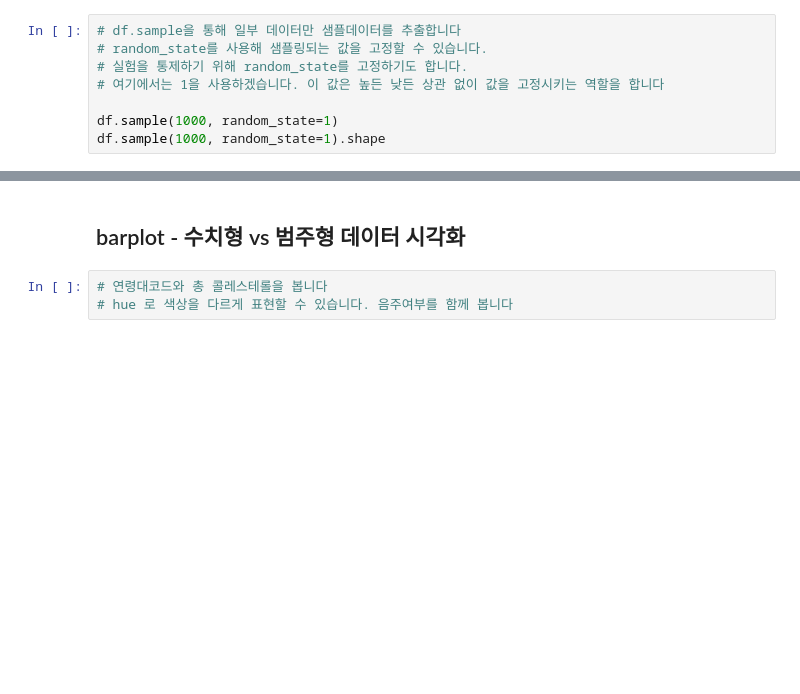
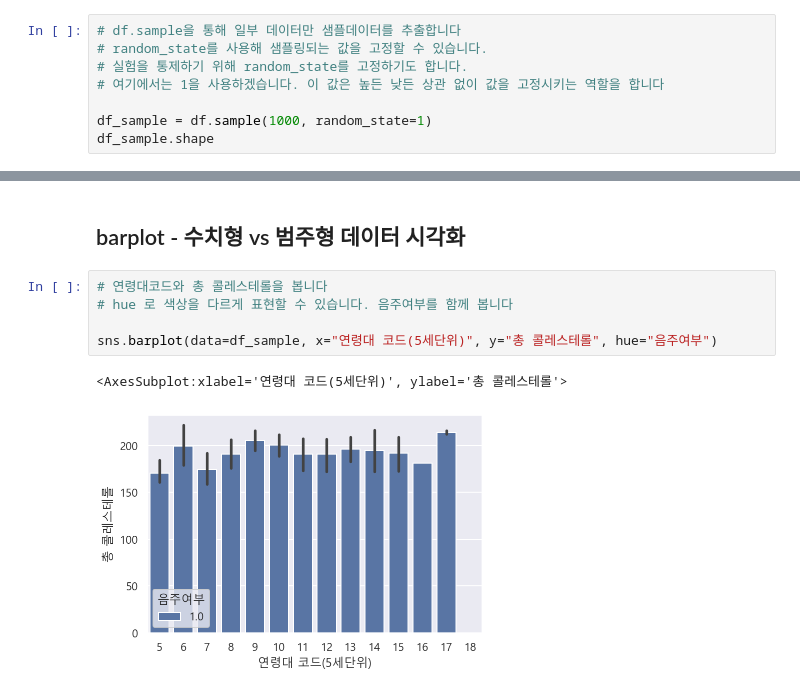
Before and after one commit to tree698/Data_Analysis, a Jupyter notebook: 1. Health Check/Untitled.ipynb, the cells around one changed output, grey strips where cells are left out. Saved outputs shown, nothing was run; the diff lists cells and outputs as text; blank space fills up the shorter version.

Commit message:
Data Analysis

```diff
--- a/1. Health Check/Untitled.ipynb
+++ b/1. Health Check/Untitled.ipynb
@@ -452,8 +452,8 @@ seaborn의 그래프는 내부에서 수학적 연산을 하기 때문에 데이
 # 실험을 통제하기 위해 random_state를 고정하기도 합니다.
 # 여기에서는 1을 사용하겠습니다. 이 값은 높든 낮든 상관 없이 값을 고정시키는 역할을 합니다
 
-df.sample(1000, random_state=1)
-df.sample(1000, random_state=1).shape
+df_sample = df.sample(1000, random_state=1)
+df_sample.shape
 # %% [output]
 (1000, 34)
 # %% [markdown]
@@ -544,6 +544,11 @@ sns.countplot(data=df, x="체중(5Kg 단위)", hue="성별코드")
 # %%
 # 연령대코드와 총 콜레스테롤을 봅니다
 # hue 로 색상을 다르게 표현할 수 있습니다. 음주여부를 함께 봅니다
+
+sns.barplot(data=df_sample, x="연령대 코드(5세단위)", y="총 콜레스테롤", hue="음주여부")
+# %% [output]
+<AxesSubplot:xlabel='연령대 코드(5세단위)', ylabel='총 콜레스테롤'>
+[figure, added]
 # %%
 # 연령대코드와 총 콜레스테롤을 봅니다
 # 콜레스테롤과 연령대코드(5세 단위)를 흡연상태에 따라 barplot로 그립니다
```
Also changed, not shown: parts of 10 cells of this notebook.
